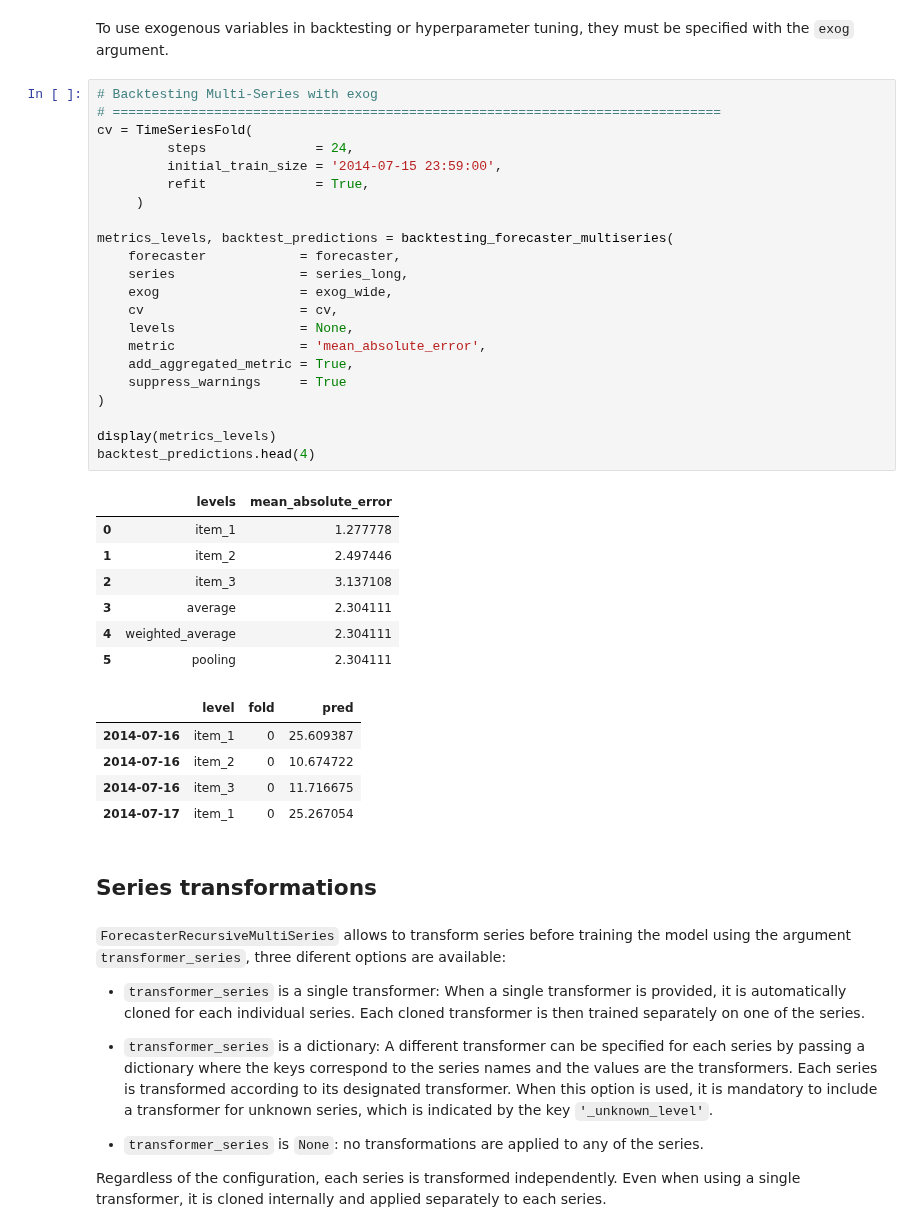
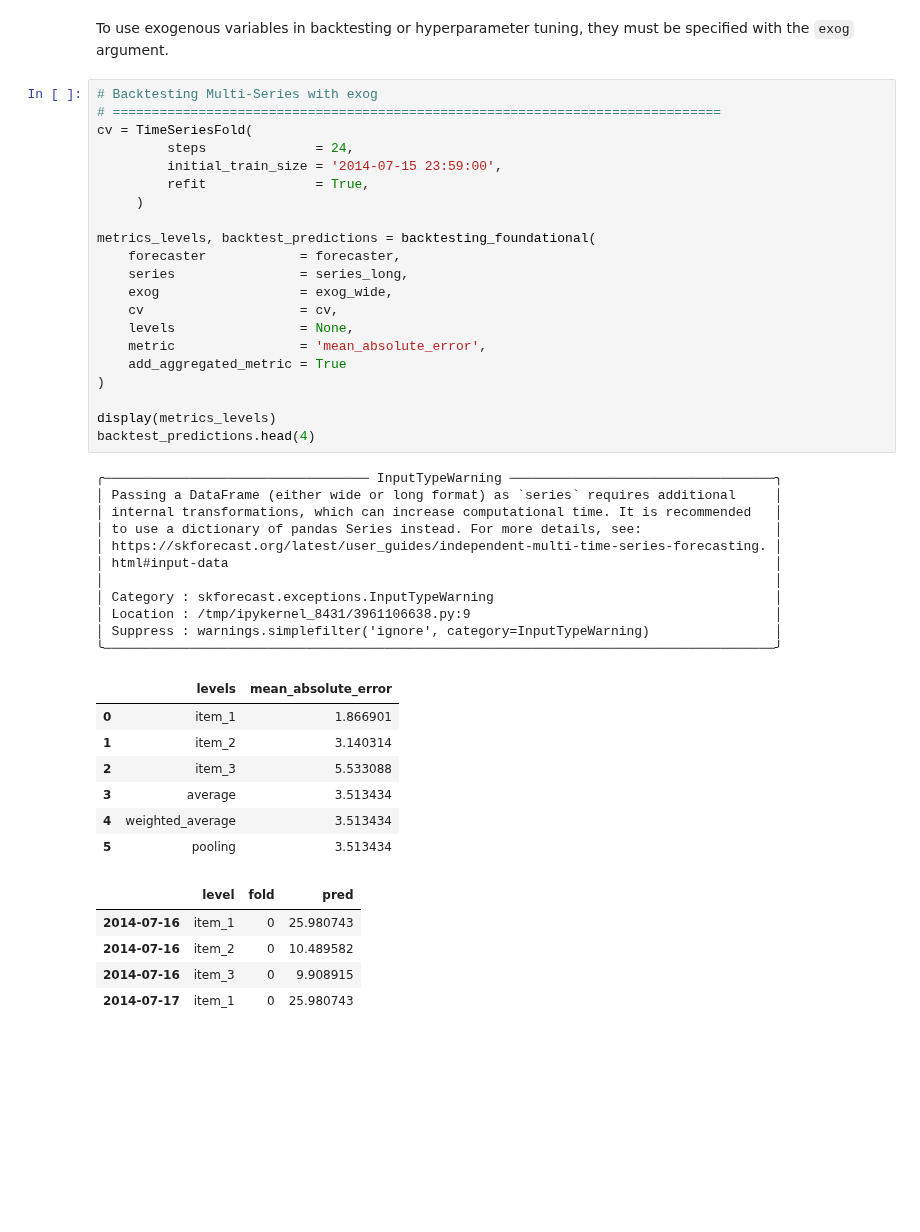
Before and after one commit to skforecast/skforecast, a Jupyter notebook: dev/foundational-forecaster.ipynb, the cells around one changed output. Cells and saved outputs as stored; diff of their text form; blank space fills up the shorter version.

```diff
--- a/dev/foundational-forecaster.ipynb
+++ b/dev/foundational-forecaster.ipynb
@@ -373,47 +410,45 @@ To use exogenous variables in backtesting or hyperparameter tuning, they must be
 # %%
 # Backtesting Multi-Series with exog
 # ==============================================================================
 cv = TimeSeriesFold(
          steps              = 24,
          initial_train_size = '2014-07-15 23:59:00',
          refit              = True,
      )
 
-metrics_levels, backtest_predictions = backtesting_forecaster_multiseries(
+metrics_levels, backtest_predictions = backtesting_foundational(
     forecaster            = forecaster,
     series                = series_long,
     exog                  = exog_wide,
     cv                    = cv,
     levels                = None,
     metric                = 'mean_absolute_error',
-    add_aggregated_metric = True,
-    suppress_warnings     = True
+    add_aggregated_metric = True
 )
 
 display(metrics_levels)
 backtest_predictions.head(4)
 # %% [output]
+╭────────────────────────────────── InputTypeWarning ──────────────────────────────────╮
+│ Passing a DataFrame (either wide or long format) as `series` requires additional     │
+│ internal transformations, which can increase computational time. It is recommended   │
+│ to use a dictionary of pandas Series instead. For more details, see:                 │
+│ https://skforecast.org/latest/user_guides/independent-multi-time-series-forecasting. │
+│ html#input-data                                                                      │
+│                                                                                      │
+│ Category : skforecast.exceptions.InputTypeWarning                                    │
+│ Location : /tmp/ipykernel_8431/3961106638.py:9                                       │
+│ Suppress : warnings.simplefilter('ignore', category=InputTypeWarning)                │
+╰──────────────────────────────────────────────────────────────────────────────────────╯
 |  | levels | mean_absolute_error |
-| 0 | item_1 | 1.277778 |
-| 1 | item_2 | 2.497446 |
-| 2 | item_3 | 3.137108 |
-| 3 | average | 2.304111 |
-| 4 | weighted_average | 2.304111 |
-| 5 | pooling | 2.304111 |
+| 0 | item_1 | 1.866901 |
+| 1 | item_2 | 3.140314 |
+| 2 | item_3 | 5.533088 |
+| 3 | average | 3.513434 |
+| 4 | weighted_average | 3.513434 |
+| 5 | pooling | 3.513434 |
 |  | level | fold | pred |
-| 2014-07-16 | item_1 | 0 | 25.609387 |
-| 2014-07-16 | item_2 | 0 | 10.674722 |
-| 2014-07-16 | item_3 | 0 | 11.716675 |
-| 2014-07-17 | item_1 | 0 | 25.267054 |
+| 2014-07-16 | item_1 | 0 | 25.980743 |
+| 2014-07-16 | item_2 | 0 | 10.489582 |
+| 2014-07-16 | item_3 | 0 | 9.908915 |
+| 2014-07-17 | item_1 | 0 | 25.980743 |
-# %% [markdown]
-## Series transformations
-# %% [markdown]
-<code>ForecasterRecursiveMultiSeries</code> allows to transform series before training the model using the argument `transformer_series`, three diferent options are available:
-
-+ `transformer_series` is a single transformer: When a single transformer is provided, it is automatically cloned for each individual series. Each cloned transformer is then trained separately on one of the series.
-
-+ `transformer_series` is a dictionary: A different transformer can be specified for each series by passing a dictionary where the keys correspond to the series names and the values are the transformers. Each series is transformed according to its designated transformer. When this option is used, it is mandatory to include a transformer for unknown series, which is indicated by the key `'_unknown_level'`.
-
-+ `transformer_series` is `None`: no transformations are applied to any of the series.
-
-Regardless of the configuration, each series is transformed independently. Even when using a single transformer, it is cloned internally and applied separately to each series.
```
Also changed, not shown: parts of 59 cells of this notebook, 7 other files.
